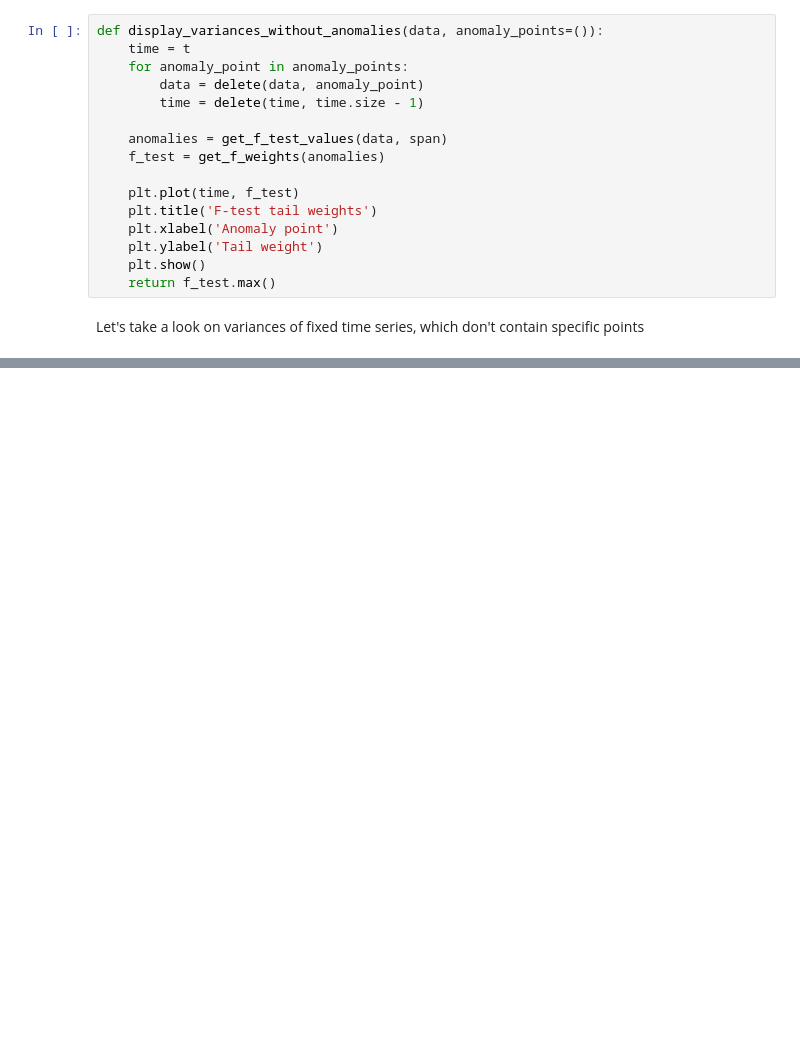
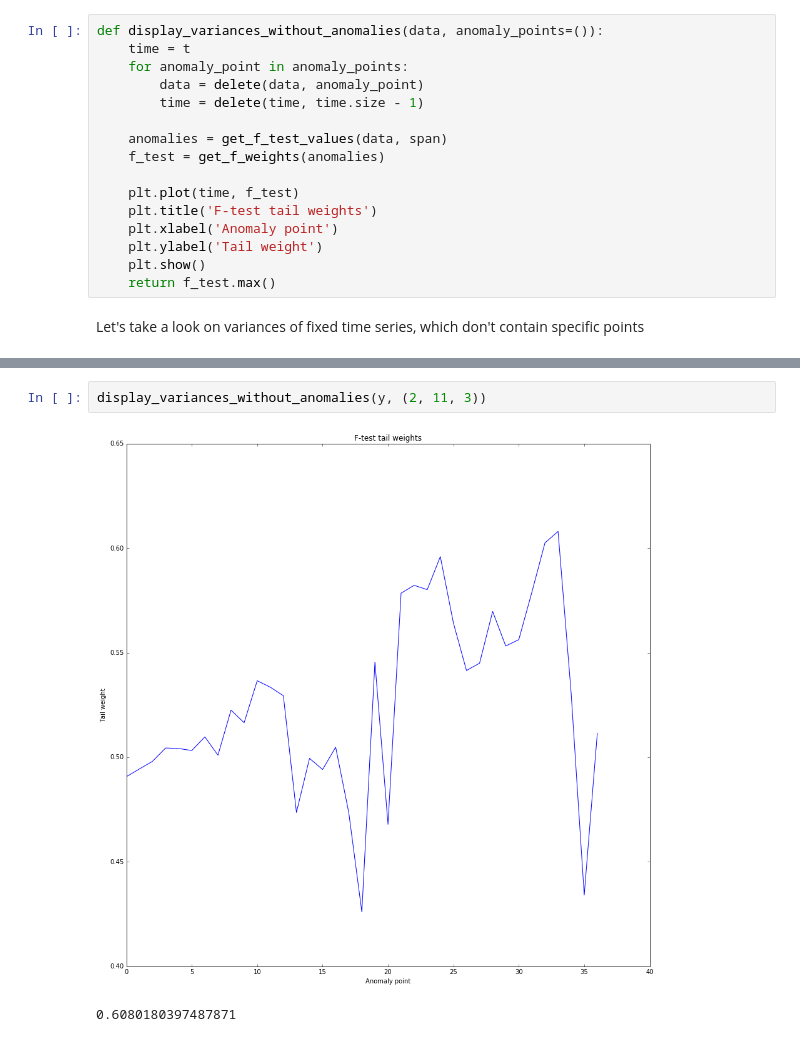
Before and after one commit to definability/statistical-analysis, a Jupyter notebook: course/Notebook/Coursework.ipynb, the cells around one changed output, grey strips where cells are left out. Saved outputs shown, nothing was run; the diff lists cells and outputs as text; blank space fills up the shorter version.

Commit message:
Added F-test plots

```diff
--- a/course/Notebook/Coursework.ipynb
+++ b/course/Notebook/Coursework.ipynb
@@ -140,0 +154,5 @@ display_variances_without_anomalies(y)
+# %%
+display_variances_without_anomalies(y, (2, 11, 3))
+# %% [output]
+[figure, added]
+0.6080180397487871
```
Also changed, not shown: parts of 3 cells of this notebook.
